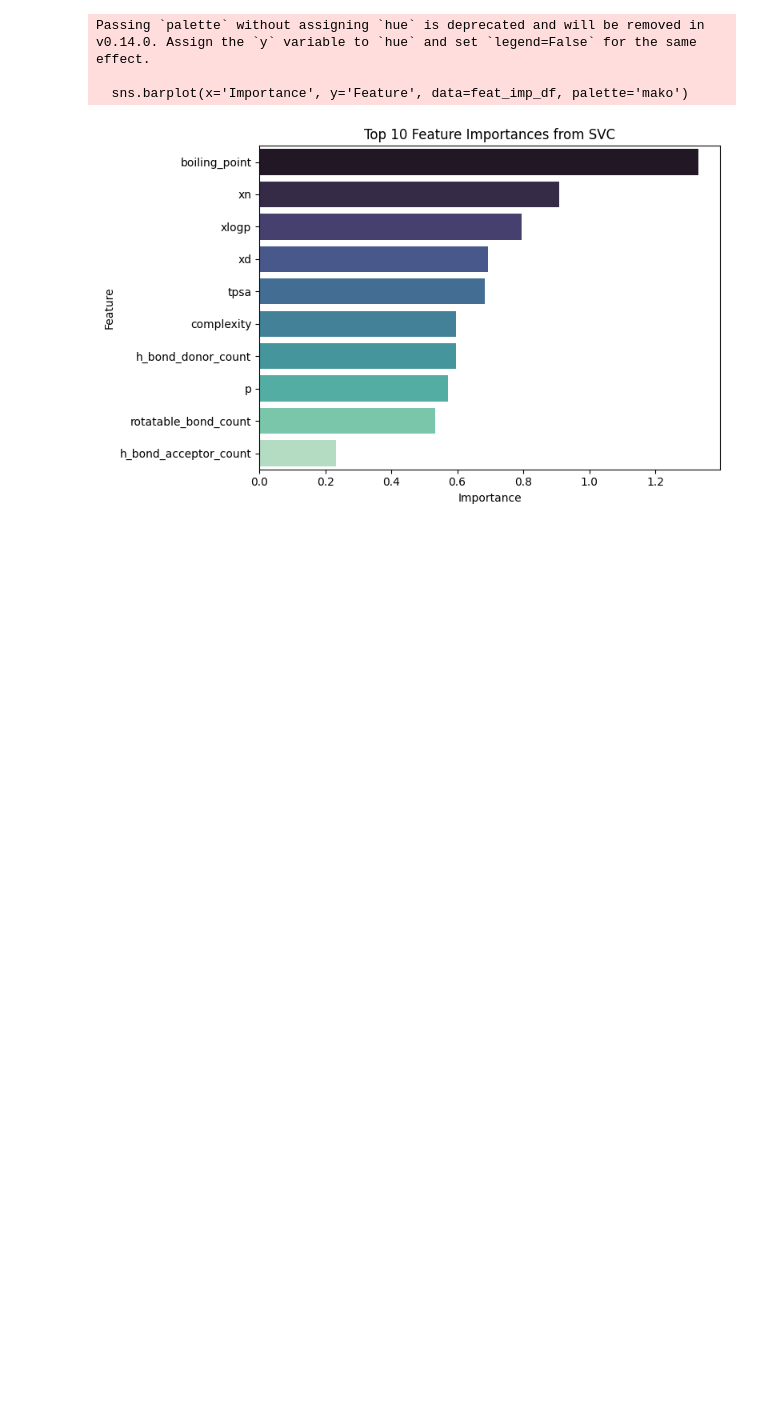
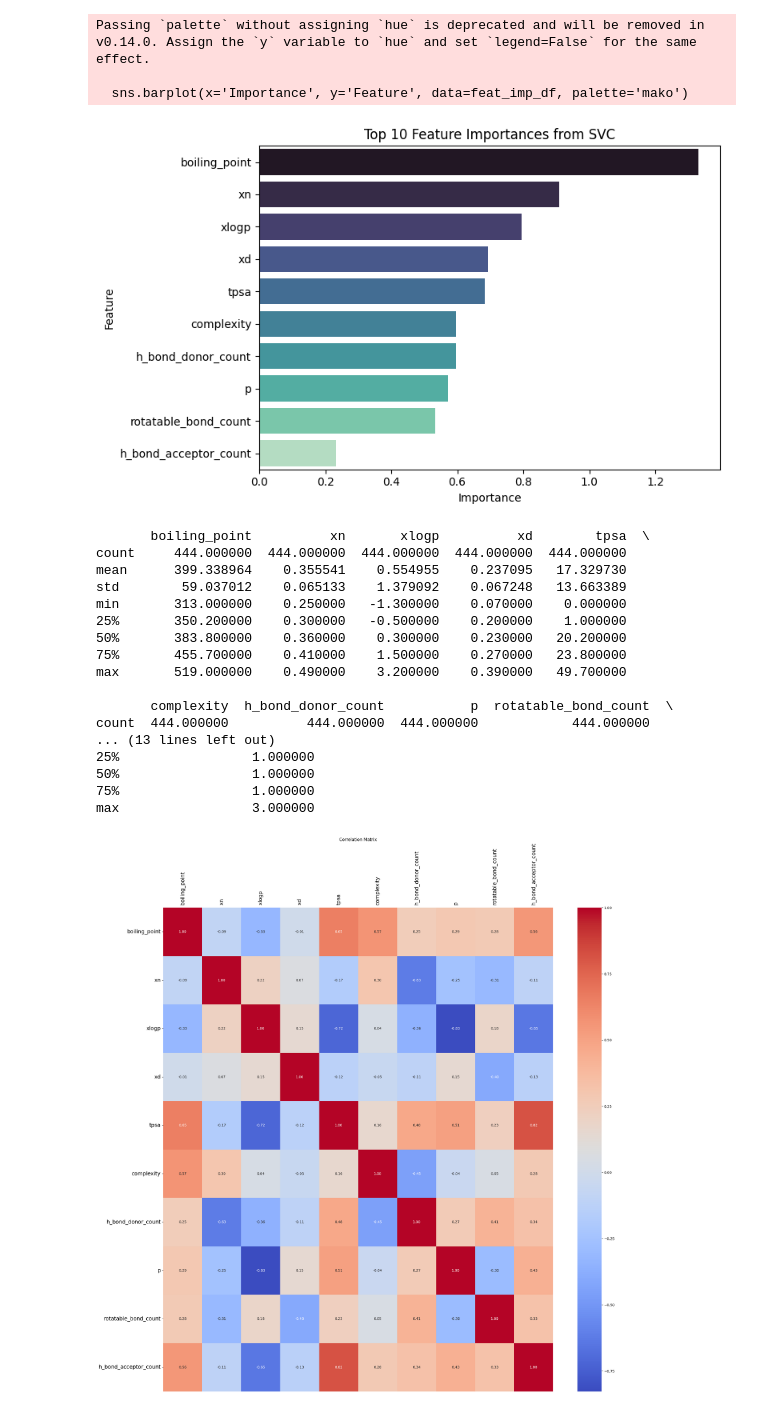
Before and after one commit to LRoch812/MXene_Solvent, a Jupyter notebook: training/polarity/003-PNU learning-svc-polarity.ipynb, the cells around one changed output. Cells and saved outputs as stored; diff of their text form; code cells hidden in the pictures; blank space fills up the shorter version.

```diff
--- a/training/polarity/003-PNU learning-svc-polarity.ipynb
+++ b/training/polarity/003-PNU learning-svc-polarity.ipynb
@@ -316,3 +318,33 @@ Passing `palette` without assigning `hue` is deprecated and will be removed in v
 
   sns.barplot(x='Importance', y='Feature', data=feat_imp_df, palette='mako')
 [figure]
+# %%
+highimpdf = df_mx_solvent_data_labeled[feat_imp_df["Feature"]]
+print(highimpdf.describe())
+
+correlation_matrix = highimpdf.corr()
+plt.figure(figsize=(25,25))
+sns.heatmap(correlation_matrix, annot=True, cmap='coolwarm', fmt=".2f")
+plt.title('Correlation Matrix')
+plt.tick_params(axis='x', which='major', labelsize=15, labelbottom = False, bottom=False, top = False, labeltop=True, labelrotation=90)
+plt.tick_params(axis='y', which='major', labelsize=15, labelrotation=0)
+plt.show()
+# %% [output]
+       boiling_point          xn       xlogp          xd        tpsa  \
+count     444.000000  444.000000  444.000000  444.000000  444.000000
+mean      399.338964    0.355541    0.554955    0.237095   17.329730
+std        59.037012    0.065133    1.379092    0.067248   13.663389
+min       313.000000    0.250000   -1.300000    0.070000    0.000000
+25%       350.200000    0.300000   -0.500000    0.200000    1.000000
+50%       383.800000    0.360000    0.300000    0.230000   20.200000
+75%       455.700000    0.410000    1.500000    0.270000   23.800000
+max       519.000000    0.490000    3.200000    0.390000   49.700000
+
+       complexity  h_bond_donor_count           p  rotatable_bond_count  \
+count  444.000000          444.000000  444.000000            444.000000
+... (13 lines left out)
+25%                 1.000000
+50%                 1.000000
+75%                 1.000000
+max                 3.000000
+[figure, added]
```
Also changed, not shown: parts of 6 cells of this notebook, 5 other files.
